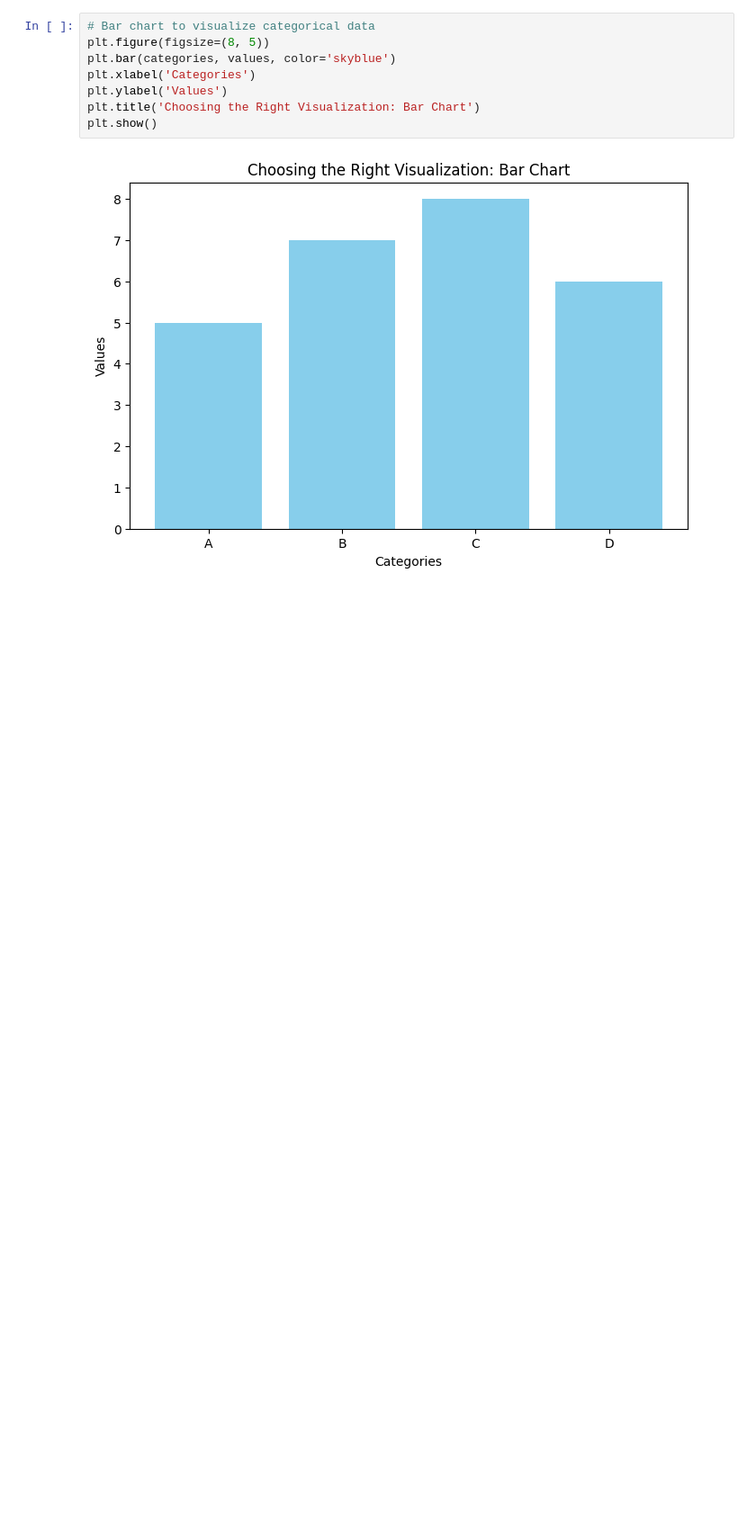
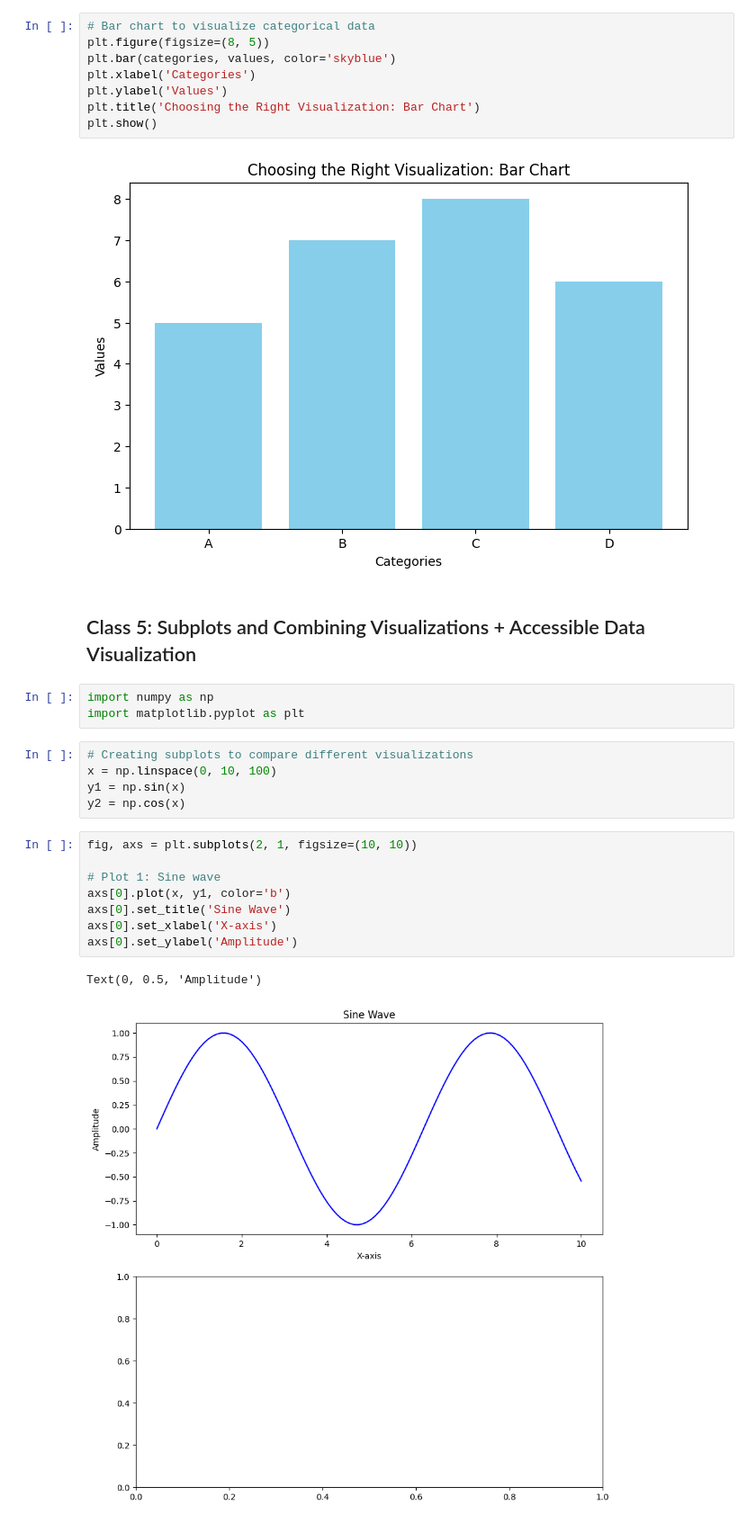
Before and after one commit to keyuancy/visualization, a Jupyter notebook: 02_activities/assignments/participation/assignment-1.ipynb, the cells around one changed output. Shown at 90% size. Saved outputs shown, nothing was run; the diff lists cells and outputs as text; blank space fills up the shorter version.

```diff
--- a/02_activities/assignments/participation/assignment-1.ipynb
+++ b/02_activities/assignments/participation/assignment-1.ipynb
@@ -166,3 +166,24 @@ plt.title('Choosing the Right Visualization: Bar Chart')
 plt.show()
 # %% [output]
 [figure]
+# %% [markdown]
+## Class 5: Subplots and Combining Visualizations + Accessible Data Visualization
+# %%
+import numpy as np
+import matplotlib.pyplot as plt
+# %%
+# Creating subplots to compare different visualizations
+x = np.linspace(0, 10, 100)
+y1 = np.sin(x)
+y2 = np.cos(x)
+# %%
+fig, axs = plt.subplots(2, 1, figsize=(10, 10))
+
+# Plot 1: Sine wave
+axs[0].plot(x, y1, color='b')
+axs[0].set_title('Sine Wave')
+axs[0].set_xlabel('X-axis')
+axs[0].set_ylabel('Amplitude')
+# %% [output]
+Text(0, 0.5, 'Amplitude')
+[figure, added]
```
Also changed, not shown: parts of 3 cells of this notebook.
